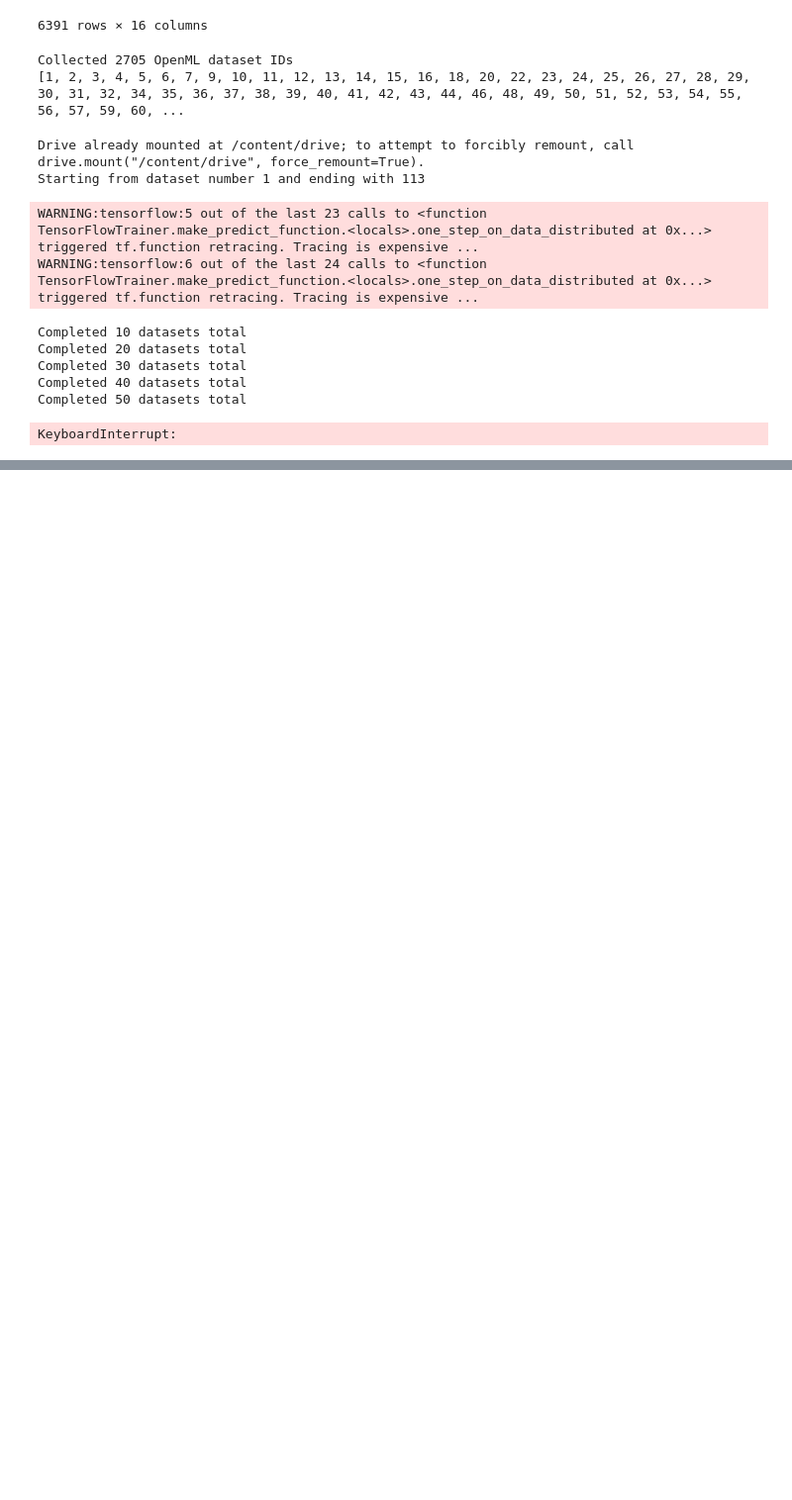
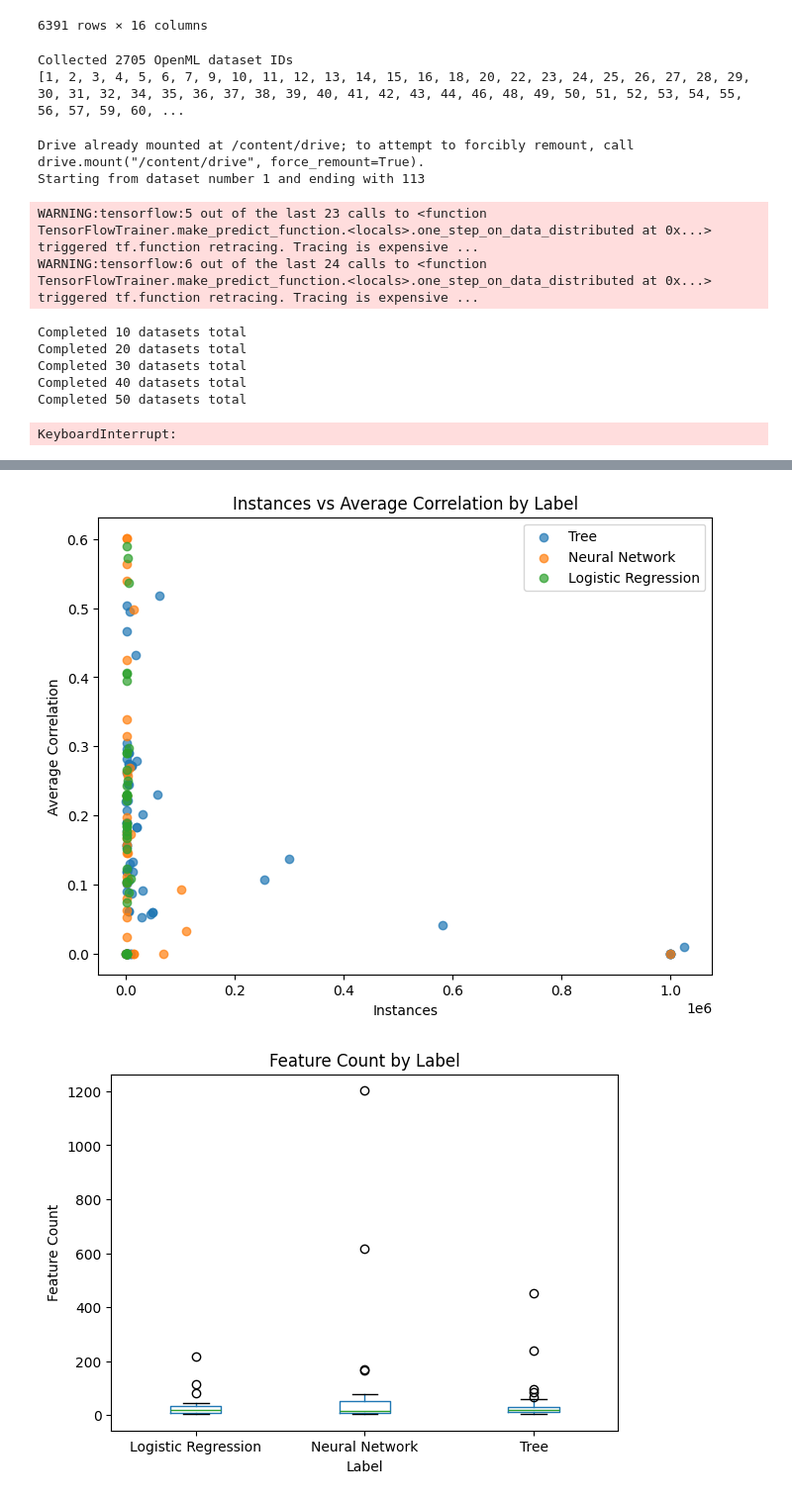
Before and after one commit to thatcherty/ML-Algo-Selection, a Jupyter notebook: ML_Algo_Selection.ipynb, the cells around one changed output, grey strips where cells are left out. Shown at 99% size. Saved outputs shown, nothing was run; the diff lists cells and outputs as text; code cells hidden in the pictures; blank space fills up the shorter version.

```diff
--- a/ML_Algo_Selection.ipynb
+++ b/ML_Algo_Selection.ipynb
@@ -999,0 +1492,54 @@ Tree                                  21              10    57
+# %%
+import matplotlib.pyplot as plt
+import pandas as pd
+
+def plot_boxplots_by_label(X, y, max_features=10):
+    num_cols = X.select_dtypes(include="number").columns[:max_features]
+
+    for col in num_cols:
+        plot_df = pd.DataFrame({
+            col: X[col],
+            "Label": y
+        })
+
+        plot_df.boxplot(column=col, by="Label", grid=False)
+        plt.title(f"{col} by Label")
+        plt.suptitle("")
+        plt.xlabel("Label")
+        plt.ylabel(col)
+        plt.show()
+
+def plot_scatter_by_label(X, y, feature_x, feature_y):
+  plt.figure(figsize=(8, 6))
+
+  labels = y.unique()
+
+  for label in labels:
+      mask = y == label
+      plt.scatter(X.loc[mask, feature_x], X.loc[mask, feature_y], label=label, alpha=0.7)
+
+  plt.xlabel(feature_x)
+  plt.ylabel(feature_y)
+  plt.title(f"{feature_x} vs {feature_y} by Label")
+  plt.legend()
+  plt.show()
+
+def plot_histograms_by_label(X, y, feature):
+    plt.figure(figsize=(8, 6))
+
+    for label in y.unique():
+        plt.hist(X.loc[y == label, feature], alpha=0.5, label=label)
+
+    plt.xlabel(feature)
+    plt.ylabel("Count")
+    plt.title(f"Distribution of {feature} by Label")
+    plt.legend()
+    plt.show()
+
+
+num_cols = X.select_dtypes(include="number").columns
+plot_scatter_by_label(X, y, num_cols[1], num_cols[2])
+plot_boxplots_by_label(X, y, max_features=5)
+# %% [output]
+[figure, added]
+[figure, added]
```
Also changed, not shown: parts of 7 cells of this notebook.
